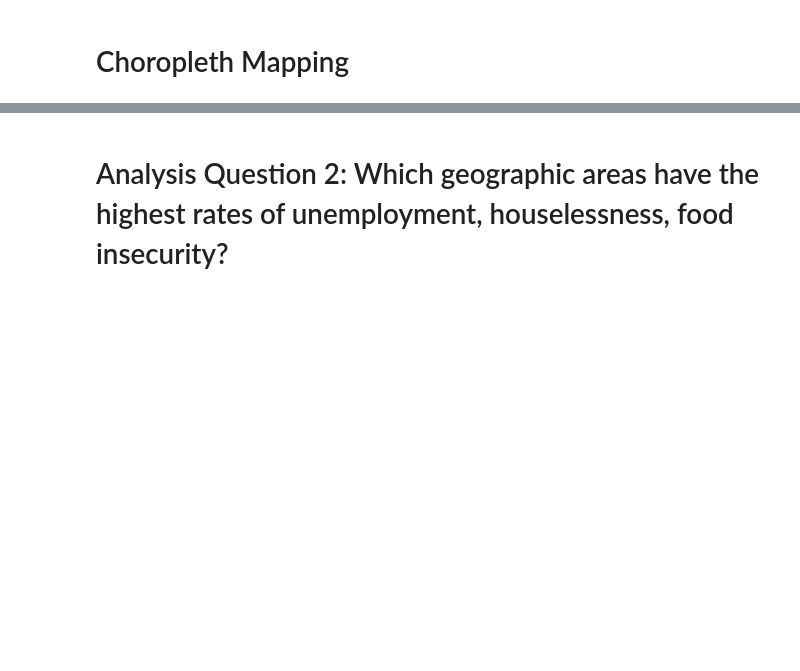
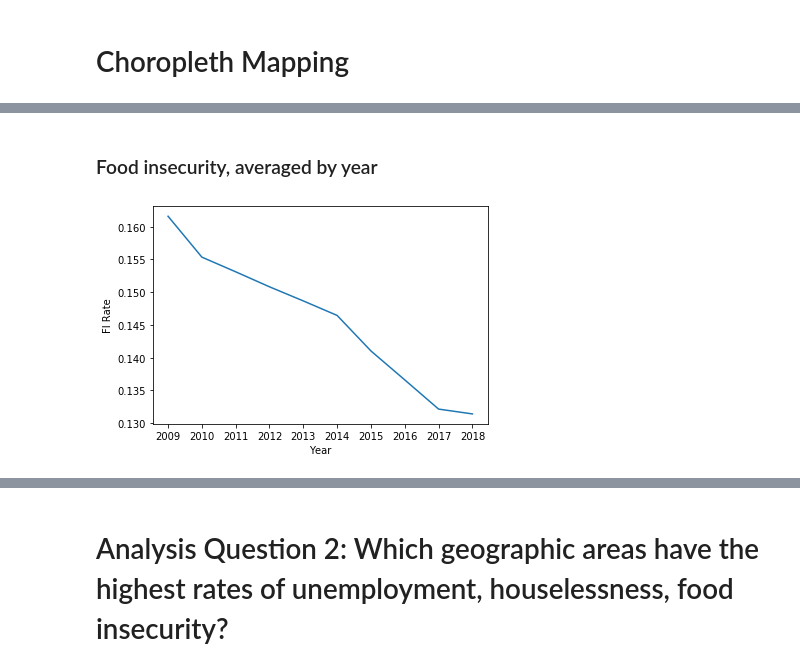
Before and after one commit to khyateed/projecting-food-insecurity, a Jupyter notebook: notebooks/EDA.ipynb, the cells around one changed output, grey strips where cells are left out. Cells and saved outputs as stored; diff of their text form; code cells hidden in the pictures; blank space fills up the shorter version.

```diff
--- a/notebooks/EDA.ipynb
+++ b/notebooks/EDA.ipynb
@@ -96,0 +137,10 @@ plt.title(label=col+' by county, '+year,fontsize=24);
+# %% [markdown]
+### Food insecurity, averaged by year
+# %%
+# Group by year, take mean of FI rate
+fi = df.groupby('Year')['FI Rate'].mean().reset_index()
+h = df.groupby('Year')['Houseless_rate'].mean().reset_index()
+# %%
+sns.lineplot(y=fi['FI Rate'], x=fi['Year']);
+# %% [output]
+[figure, added]
```
Also changed, not shown: parts of 11 cells of this notebook, 5 other files.
